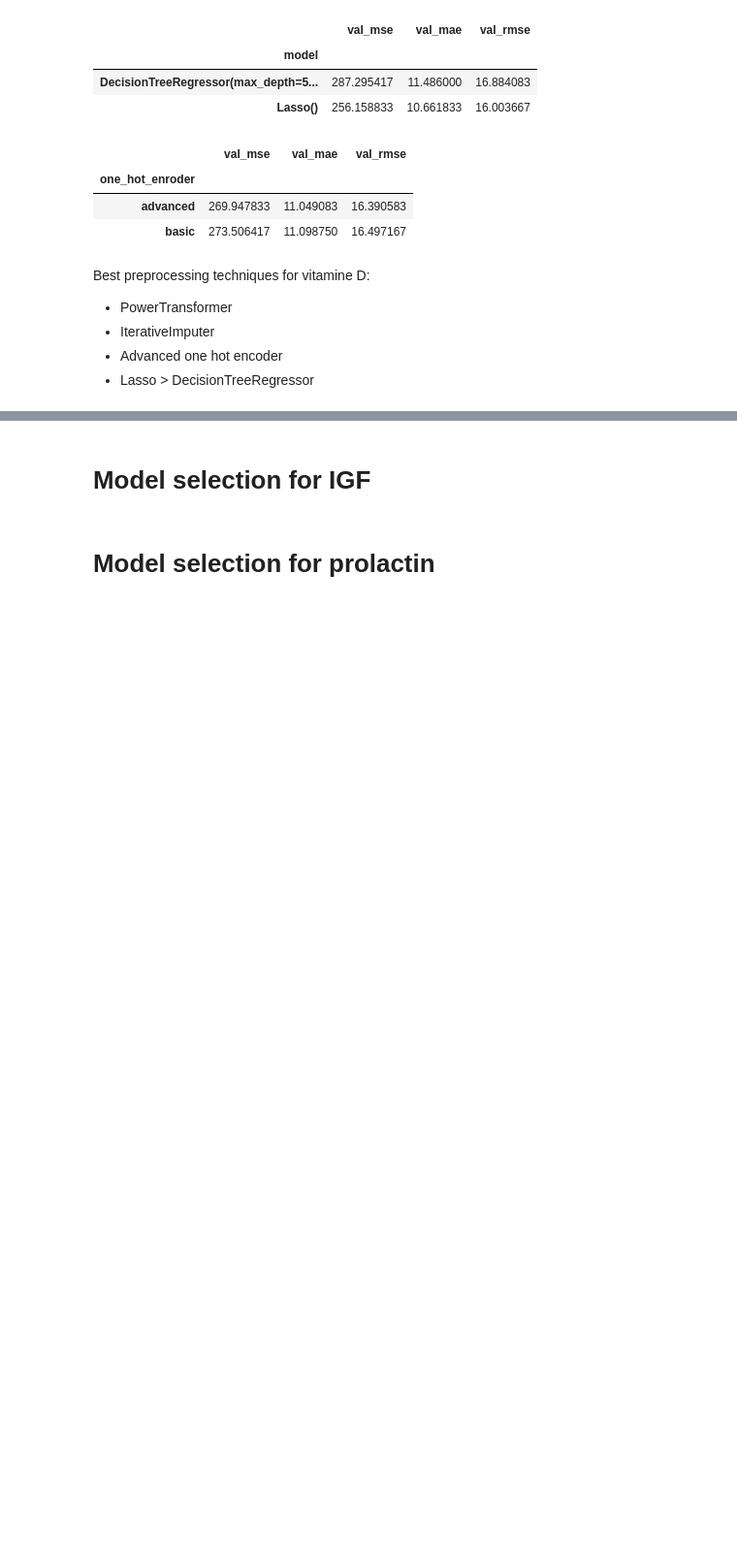
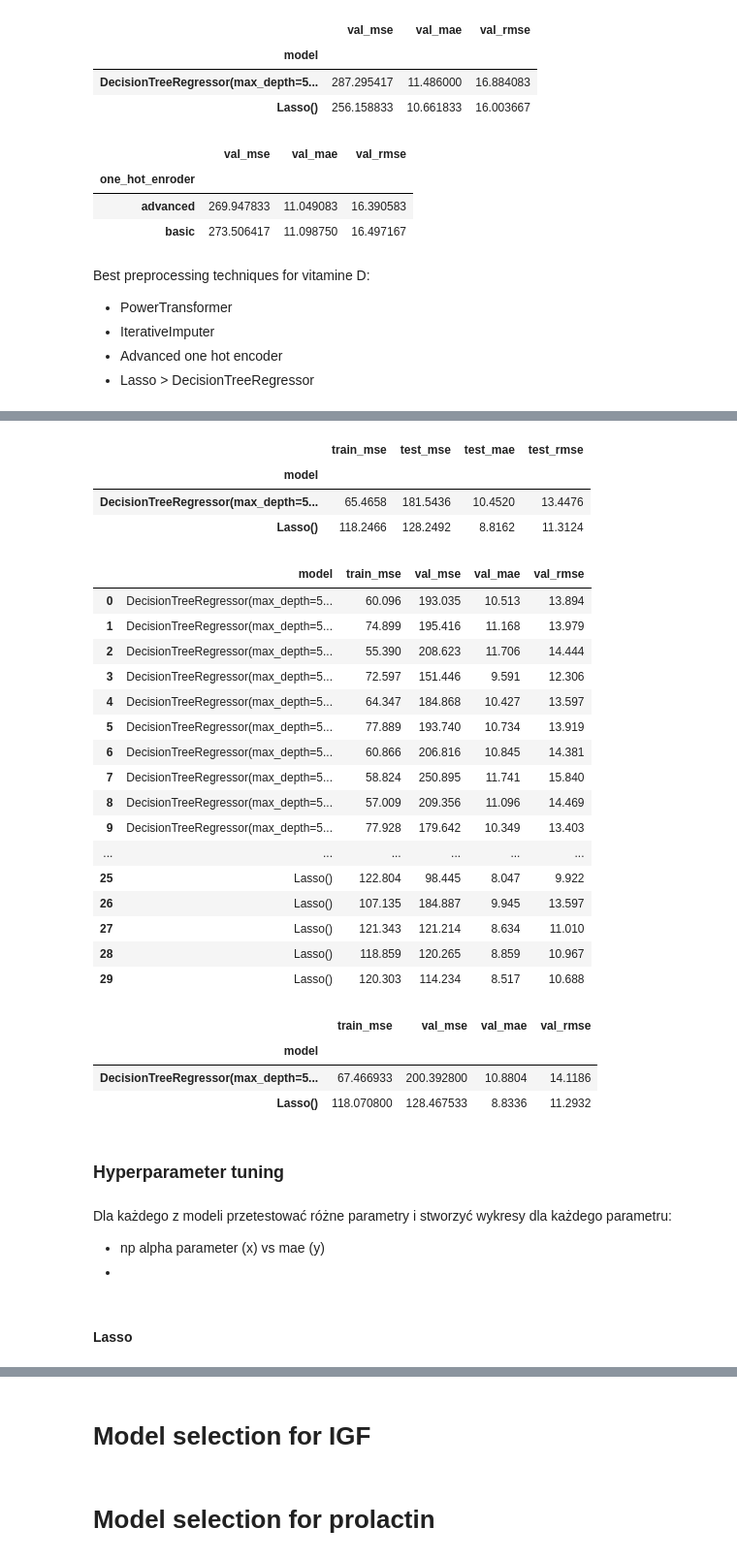
Before and after one commit to Karina-00/Master_project, a Jupyter notebook: training_models.ipynb, the cells around one changed output, grey strips where cells are left out. Shown at 97% size. Cells and saved outputs as stored; diff of their text form; code cells hidden in the pictures; blank space fills up the shorter version.

```diff
--- a/training_models.ipynb
+++ b/training_models.ipynb
@@ -831,8 +837,16 @@ class Imputer:
         self.imputer_continuous = None
         self.imputer_categorical = None
 
+    def fit(self, X, y=None):
+        self.imputer_continuous = self.imputing_method_continuous
+        self.imputer_continuous.set_output(transform='pandas')
+        self.imputer_continuous.fit(X[self.continuous_attributes])
 
-    def fit_transform(self, X):
+        self.imputer_categorical = self.imputing_method_categorical
+        self.imputer_categorical.set_output(transform='pandas')
+        self.imputer_categorical.fit(X[self.categorical_attributes]).astype('Int8')
+
+    def fit_transform(self, X, y=None):
         self.imputer_continuous = self.imputing_method_continuous
         self.imputer_continuous.set_output(transform='pandas')
         X_continuous_imputed = self.imputer_continuous.fit_transform(X[self.continuous_attributes])
@@ -843,12 +857,11 @@ class Imputer:
 
         return pd.concat([X_continuous_imputed, X_categorical_imputed], axis=1)
 
-
-    def transform(self, X):
+    def transform(self, X, y=None):
         if not self.imputer_continuous or not self.imputer_categorical:
             return RuntimeError('Call fit_tranform() method first')
         X_continuous_imputed = self.imputer_continuous.transform(X[self.continuous_attributes])
-        X_categorical_imputed = self.imputer_categorical.transform(X[self.categorical_attributes])
+        X_categorical_imputed = self.imputer_categorical.transform(X[self.categorical_attributes]).astype('Int8')
 
         return pd.concat([X_continuous_imputed, X_categorical_imputed], axis=1)
 # %%
@@ -915,0 +954,43 @@ InvalidParameterError: The 'estimator' parameter of cross_val_predict must be an
+# %%
+vit_d_model_scores_df.groupby('model').mean()
+# %% [output]
+|  | train_mse | test_mse | test_mae | test_rmse |
+| model |  |  |  |  |
+| DecisionTreeRegressor(max_depth=5... | 65.4658 | 181.5436 | 10.4520 | 13.4476 |
+| Lasso() | 118.2466 | 128.2492 | 8.8162 | 11.3124 |
+# %%
+vit_d_model_scores_df
+# %% [output]
+|  | model | train_mse | val_mse | val_mae | val_rmse |
+| 0 | DecisionTreeRegressor(max_depth=5... | 60.096 | 193.035 | 10.513 | 13.894 |
+| 1 | DecisionTreeRegressor(max_depth=5... | 74.899 | 195.416 | 11.168 | 13.979 |
+| 2 | DecisionTreeRegressor(max_depth=5... | 55.390 | 208.623 | 11.706 | 14.444 |
+| 3 | DecisionTreeRegressor(max_depth=5... | 72.597 | 151.446 | 9.591 | 12.306 |
+| 4 | DecisionTreeRegressor(max_depth=5... | 64.347 | 184.868 | 10.427 | 13.597 |
+| 5 | DecisionTreeRegressor(max_depth=5... | 77.889 | 193.740 | 10.734 | 13.919 |
+| 6 | DecisionTreeRegressor(max_depth=5... | 60.866 | 206.816 | 10.845 | 14.381 |
+| 7 | DecisionTreeRegressor(max_depth=5... | 58.824 | 250.895 | 11.741 | 15.840 |
+| 8 | DecisionTreeRegressor(max_depth=5... | 57.009 | 209.356 | 11.096 | 14.469 |
+| 9 | DecisionTreeRegressor(max_depth=5... | 77.928 | 179.642 | 10.349 | 13.403 |
+| ... | ... | ... | ... | ... | ... |
+| 25 | Lasso() | 122.804 | 98.445 | 8.047 | 9.922 |
+| 26 | Lasso() | 107.135 | 184.887 | 9.945 | 13.597 |
+| 27 | Lasso() | 121.343 | 121.214 | 8.634 | 11.010 |
+| 28 | Lasso() | 118.859 | 120.265 | 8.859 | 10.967 |
+| 29 | Lasso() | 120.303 | 114.234 | 8.517 | 10.688 |
+# %%
+#  with a default iterativeimputer linearRegression estimator
+vit_d_model_scores_df.groupby('model').mean()
+# %% [output]
+|  | train_mse | val_mse | val_mae | val_rmse |
+| model |  |  |  |  |
+| DecisionTreeRegressor(max_depth=5... | 67.466933 | 200.392800 | 10.8804 | 14.1186 |
+| Lasso() | 118.070800 | 128.467533 | 8.8336 | 11.2932 |
+# %% [markdown]
+### Hyperparameter tuning
+# %% [markdown]
+Dla każdego z modeli przetestować różne parametry i stworzyć wykresy dla każdego parametru:
+- np alpha parameter (x) vs mae (y)
+-
+# %% [markdown]
+#### Lasso
```
Also changed, not shown: parts of 10 cells of this notebook.
